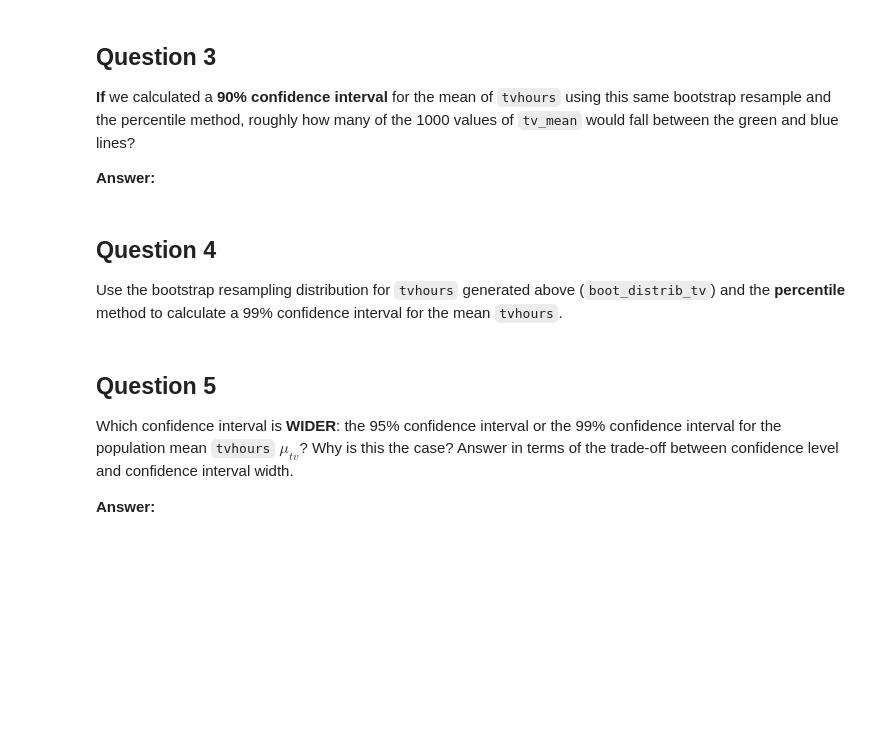
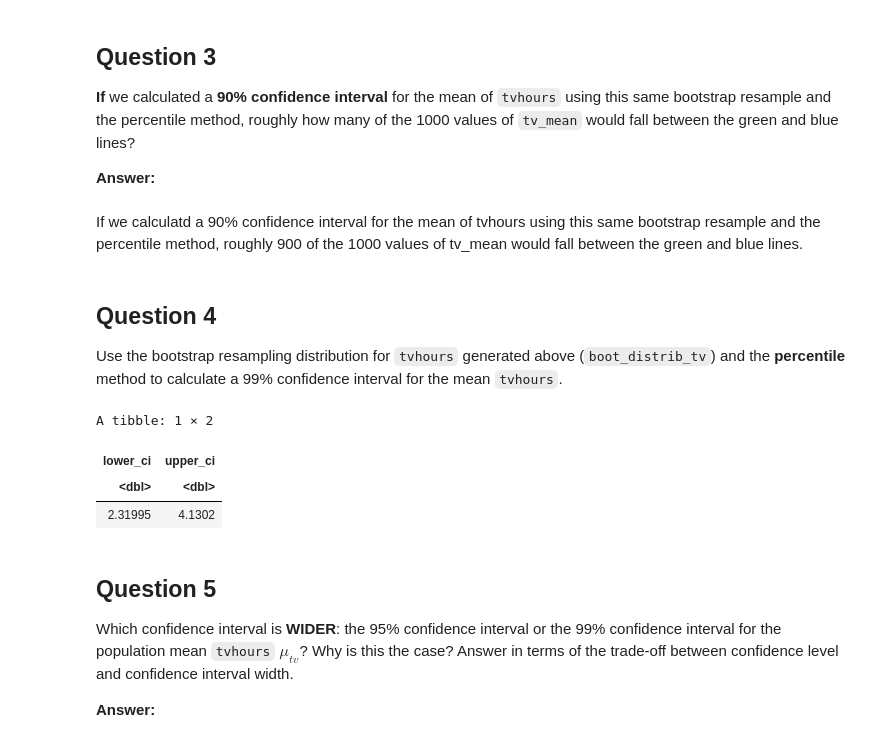
Before and after one commit to TheintTheintSan/a07, a Jupyter notebook: assignment8.ipynb, the cells around one changed output. Cells and saved outputs as stored; diff of their text form; code cells hidden in the pictures; blank space fills up the shorter version.

```diff
--- a/assignment8.ipynb
+++ b/assignment8.ipynb
@@ -302,12 +306,25 @@ roughly how many of the 1000 values of `tv_mean` would fall between the
 green and blue lines?
 
 **Answer:**
+# %% [markdown]
+If we calculatd a 90% confidence interval for the mean of tvhours using this same bootstrap resample and the percentile method, roughly 900 of the 1000 values of tv_mean would fall between the green and blue lines.
 # %% [markdown]
 ## Question 4
 
 Use the bootstrap resampling distribution for `tvhours` generated above
 (`boot_distrib_tv`) and the **percentile** method to calculate a 99%
 confidence interval for the mean `tvhours`.
+# %%
+prct_ci_tv99 = boot_distrib_tv |>
+  summarize(lower_ci = quantile(boot_stat, 0.005),
+            upper_ci = quantile(boot_stat, 0.995))
+
+prct_ci_tv99
+# %% [output]
+A tibble: 1 × 2
+| lower_ci | upper_ci |
+| <dbl> | <dbl> |
+| 2.31995 | 4.1302 |
 # %% [markdown]
 ## Question 5
 
```
Also changed, not shown: parts of 18 cells of this notebook.
